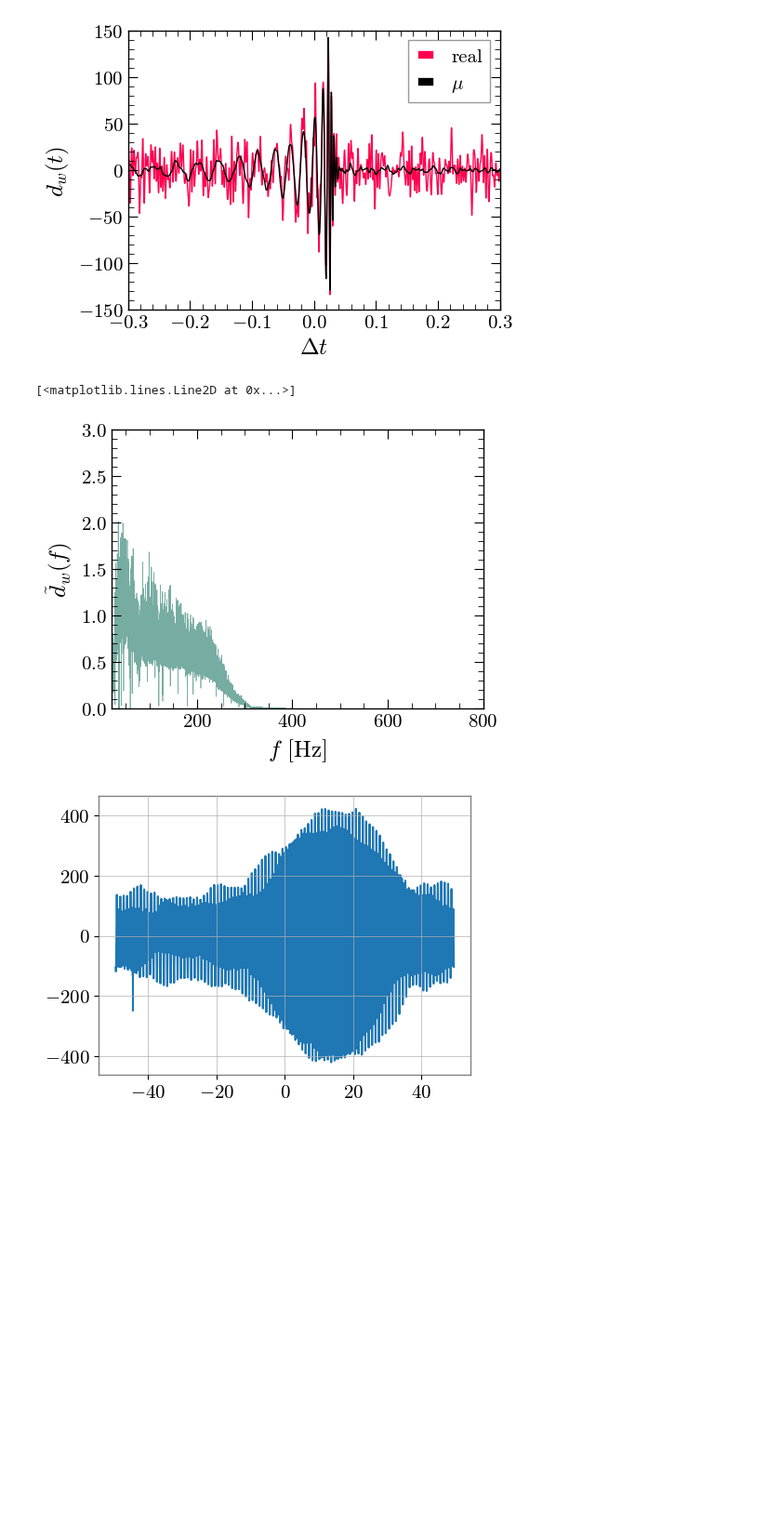
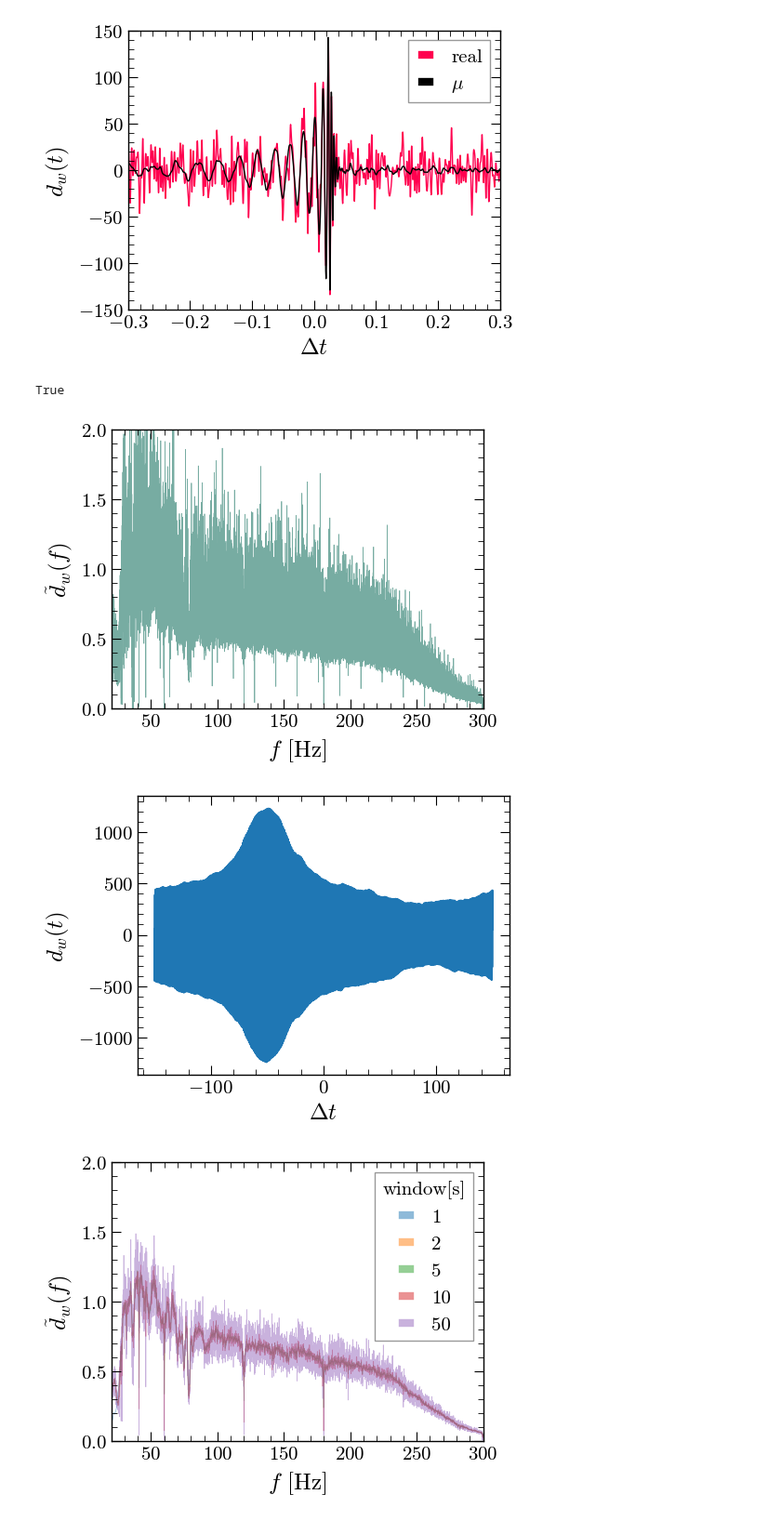
Before and after one commit to james-alvey-42/gw-mist, a Jupyter notebook: notebooks/week10/test_td.ipynb, the cells around one changed output. Shown at 93% size. Saved outputs shown, nothing was run; the diff lists cells and outputs as text; code cells hidden in the pictures; blank space fills up the shorter version.

```diff
--- a/notebooks/week10/test_td.ipynb
+++ b/notebooks/week10/test_td.ipynb
@@ -341,11 +341,11 @@ True
 # %%
 samplerate =4096
 delta_t=1/samplerate
-data_window = 1000
+data_window = 2000
 bigdata = TimeSeries.fetch_open_data(gw.ifo, gw.trigger_time-data_window/2,
                                                      gw.trigger_time+data_window/2, sample_rate=4096)
 # %%
-duration = 99
+duration = 300
 timegrid = np.linspace(-duration/2,duration/2, samplerate*duration)
 smallf = jnp.arange(0,samplerate/2+1/duration, 1/duration)
 
@@ -435,32 +435,67 @@ def extract_and_window_center(data_array:np.ndarray, sample_rate:float,
      window = tukey(n_extract_points, alpha=tukey_alpha)
      return central_segment * window
 # %%
-params = gw._fd_theta_batched(6)
+params = fd_theta_batched(6, psdWindow=duration)
 
 wf_hdu = fd_waveform_batched_unwhitened(params, grid=smallf)
 psd_local = bigdata.psd(fftlength=duration)
 prefactor = np.expand_dims(np.sqrt(psd_local), axis=0)
 wf_hd = wf_hdu/prefactor
 
+axes=[]
 fig,ax1 = pf.create_plot()
+axes.append(ax1)
 ax1.plot(smallf,np.abs(wf_hd[0]), linewidth=0.5, color='#77aca2')
-ax1.set_ylim([0,3])
-ax1.set_xlim(20,800)
+ax1.set_ylim([0,2])
+ax1.set_xlim(20,300)
 ax1.set_ylabel(r'$\tilde{d}_w(f)$')
 ax1.set_xlabel(r'$f$ [Hz]')
 
 pf.fix_plot([ax1])
 
 # wf_hd = gw._bandpass(wf_hd, range=[20,300], f=smallf)
 wf_td = np.fft.irfft(wf_hd)/delta_t
 
 fig2,ax2 = pf.create_plot()
 ax2.plot(timegrid,wf_td[0])
+ax2.set_ylabel(r'$d_w(t)$')
+ax2.set_xlabel(r'$\Delta t$')
+axes.append(ax2)
 
-windows = [2,4,10,20]
+windows = [1,2,5,10,50]
+# colors = ['#ff004f',"#00ff77","#005eff","#ff00f2"]
 
-for w in windows:
+fig,ax4 = pf.create_plot()
+axes.append(ax4)
+ax4.set_ylabel(r'$\tilde{d}_w(f)$')
+ax4.set_xlabel(r'$f$ [Hz]')
+ax4.set_ylim([0,2])
+ax4.set_xlim(20,300)
+
+for i,w in enumerate(windows):
+
+    sample = wf_td[0]
+    window_td = extract_and_window_center(sample,samplerate,duration,w)
+    windowtime = np.linspace(-w/2,w/2, w*samplerate)
+    # mask = ~np.isnan(window_td)
+    # window_td = window_td*mask
+
+    fig,ax3 = pf.create_plot()
+    axes.append(ax3)
+    ax3.plot(windowtime, window_td)
+    ax3.set_ylabel(r'$d_w(t)$ [windowed]')
+    ax3.set_xlabel(r'$\Delta t$')
+
+    window_fd = np.fft.rfft(window_td)*delta_t
+    window_fd_freqs = np.fft.rfftfreq(len(window_td),delta_t)
+    ax4.plot(window_fd_freqs,np.abs(window_fd), alpha=0.5, lw=0.5, label=w)
+
+ax4.legend(title='window[s]')
+# ax4.plot(smallf,np.abs(wf_hd[0]), linewidth=0.5, color='#77aca2', zorder=-10)
+
+pf.fix_plot(axes)
 # %% [output]
-[<matplotlib.lines.Line2D at 0x...>]
+True
-[figure, old version]
+[figure, new version]
-[figure, old version]
+[figure, new version]
+[figure, added]
```
Also changed, not shown: parts of 3 cells of this notebook, 1 other file.
